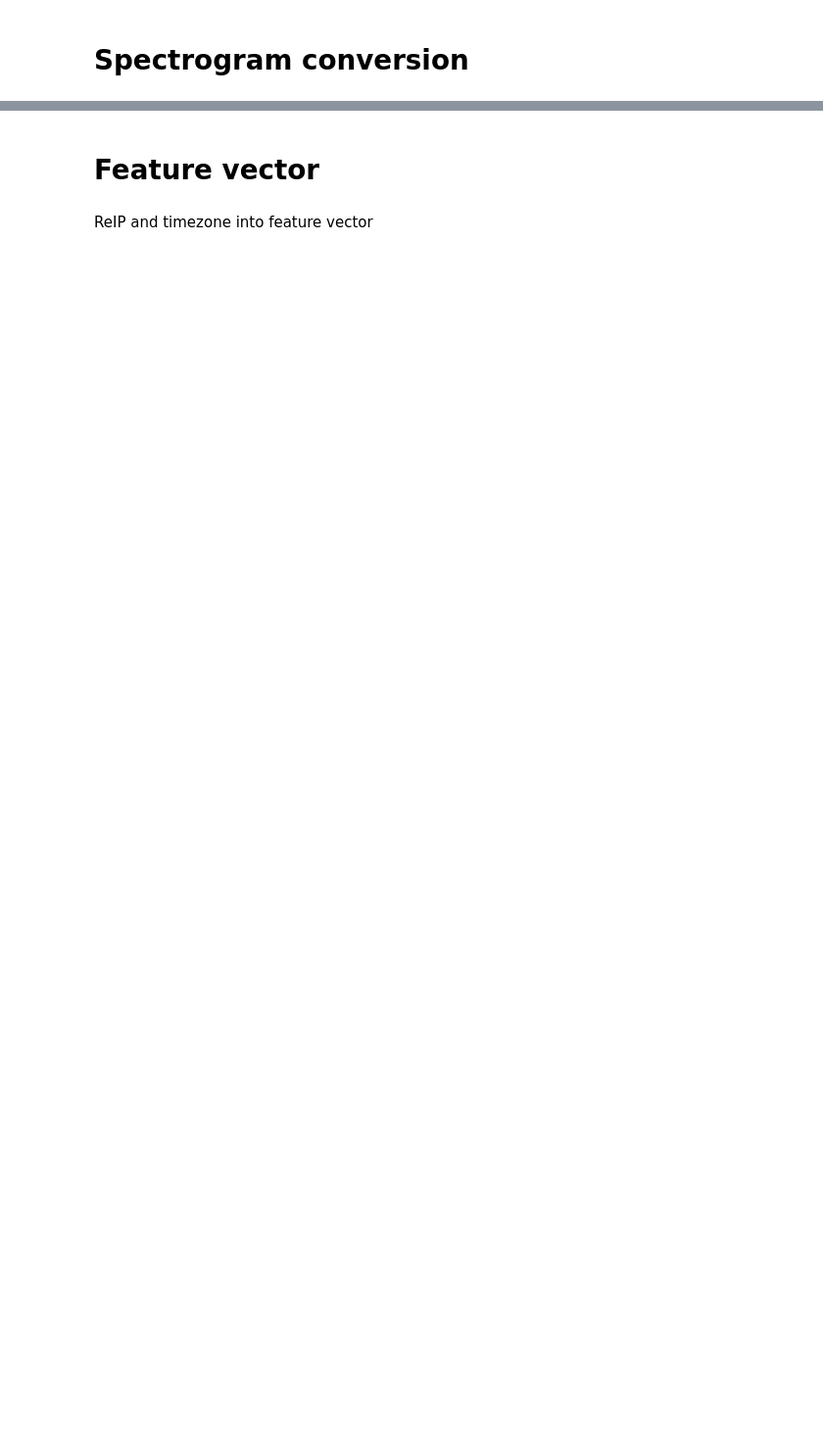
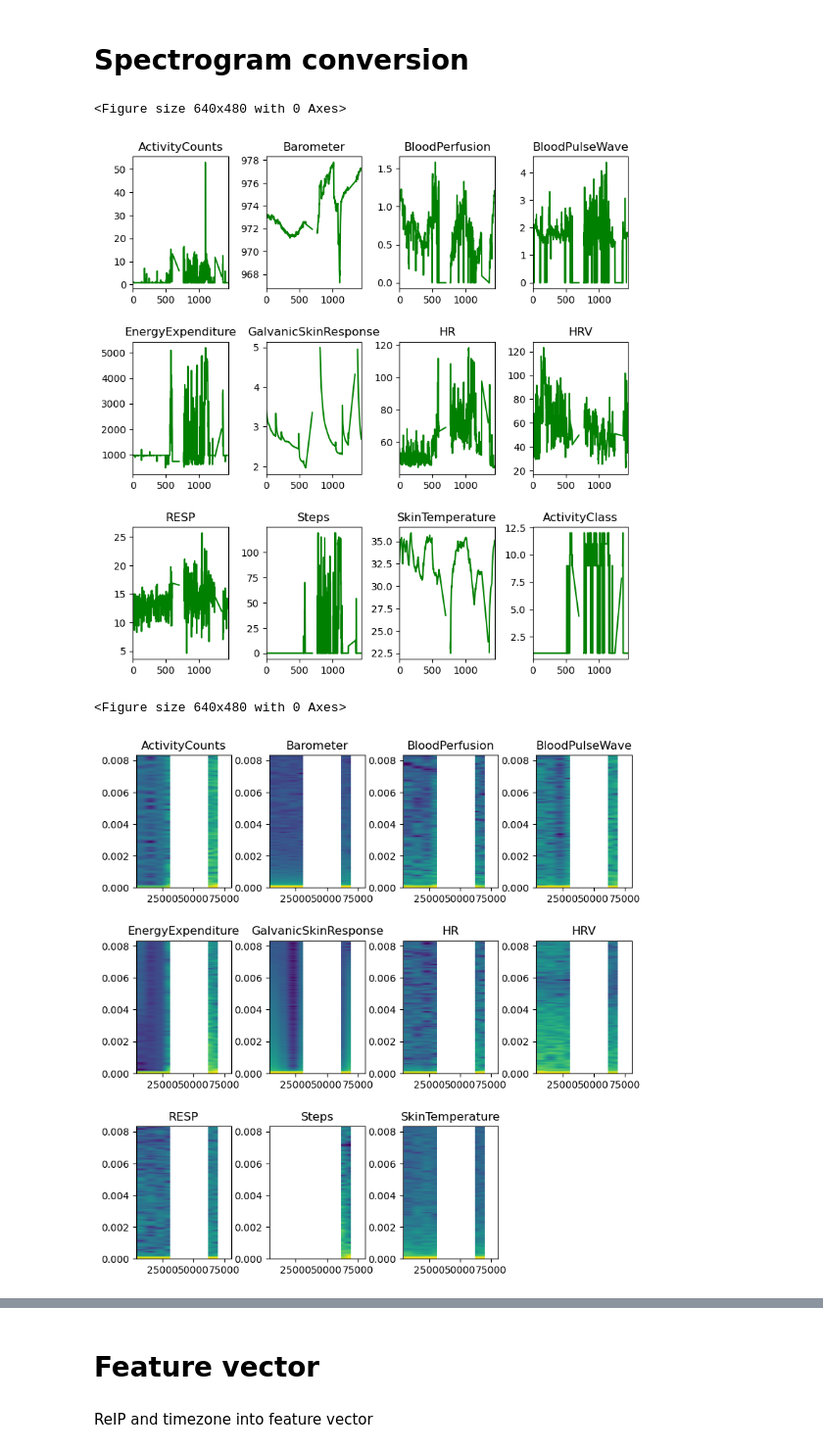
Before and after one commit to Yahnnosh/Sensor-Based-Modeling-of-Fatigue-Using-Transformer-Model, a Jupyter notebook: preproc_data.ipynb, the cells around one changed output, grey strips where cells are left out. Shown at 98% size. Saved outputs shown, nothing was run; the diff lists cells and outputs as text; code cells hidden in the pictures; blank space fills up the shorter version.

```diff
--- a/preproc_data.ipynb
+++ b/preproc_data.ipynb
@@ -236,0 +223,11 @@ SEQUENCE_LENGTH = None
+# %%
+# count total time [min] (incl. missing data)
+total_time = 0
+for day in range(data.shape[0]):
+    entry = data[VARIABLES[0]][day]
+    time_series = np.array([value if value != 'None' else None for value in entry.split(',')], dtype=float) \
+        if not isinstance(entry, np.ndarray) else entry # entry could be ndarray or string
+
+    total_time += len(time_series)
+
+print(f'Total time (incl.missing data) before segmentation: {total_time} min')
@@ -239,2 +313,47 @@ SEQUENCE_LENGTH = None
 # %% [markdown]
 # Spectrogram conversion
+# %%
+SAMPLING_RATE = 1/60
+# %%
+#from scipy import signal
+def plotter_spec(day, dat):
+    plt.figure()
+    plt.subplots_adjust(left=0.1,
+                        bottom=0.01,
+                        right=1.2,
+                        top=1.5,
+                        wspace=0.4,
+                        hspace=0.4)
+    length = len(np.array([value if value != 'None' else None for value in dat['HR'][day].split(',')], dtype=float)) \
+        if not isinstance(dat['HR'][day], np.ndarray) else len(dat['HR'][day]) # entry could be ndarray or string
+
+    for i, variable in enumerate(VARIABLES):
+        entry = dat[variable][day]
+        time_series = np.array([value if value != 'None' else None for value in entry.split(',')], dtype=float) \
+            if not isinstance(entry, np.ndarray) else entry # entry could be ndarray or string
+
+        assert len(time_series) == length, 'time-series data lengths differ!'
+
+        col = 'green' if dat['VAS'][day] == 0.0 else 'red'
+        if variable != 'ActivityClass': # TODO: ActivityClass is categorical variable
+            plt.subplot(3, 4, i+1)
+            plt.title(variable)
+            #plt.specgram(time_series, NFFT=128, Fs=10e7, noverlap=120, cmap='jet_r')
+            plt.specgram(time_series, Fs=SAMPLING_RATE)
+            #f, t, Sxx = signal.spectrogram(time_series, 10e3)
+            #plt.pcolormesh(t, f, Sxx, shading='gouraud')
+
+            #plt.xlim([0, length])
+
+day = 237
+
+fig = plt.figure()
+plotter(day, data_imputed)
+
+fig = plt.figure()
+plotter_spec(day, data_imputed)
+# %% [output]
+<Figure size 640x480 with 0 Axes>
+[figure, added]
+<Figure size 640x480 with 0 Axes>
+[figure, added]
```
Also changed, not shown: parts of 21 cells of this notebook.
